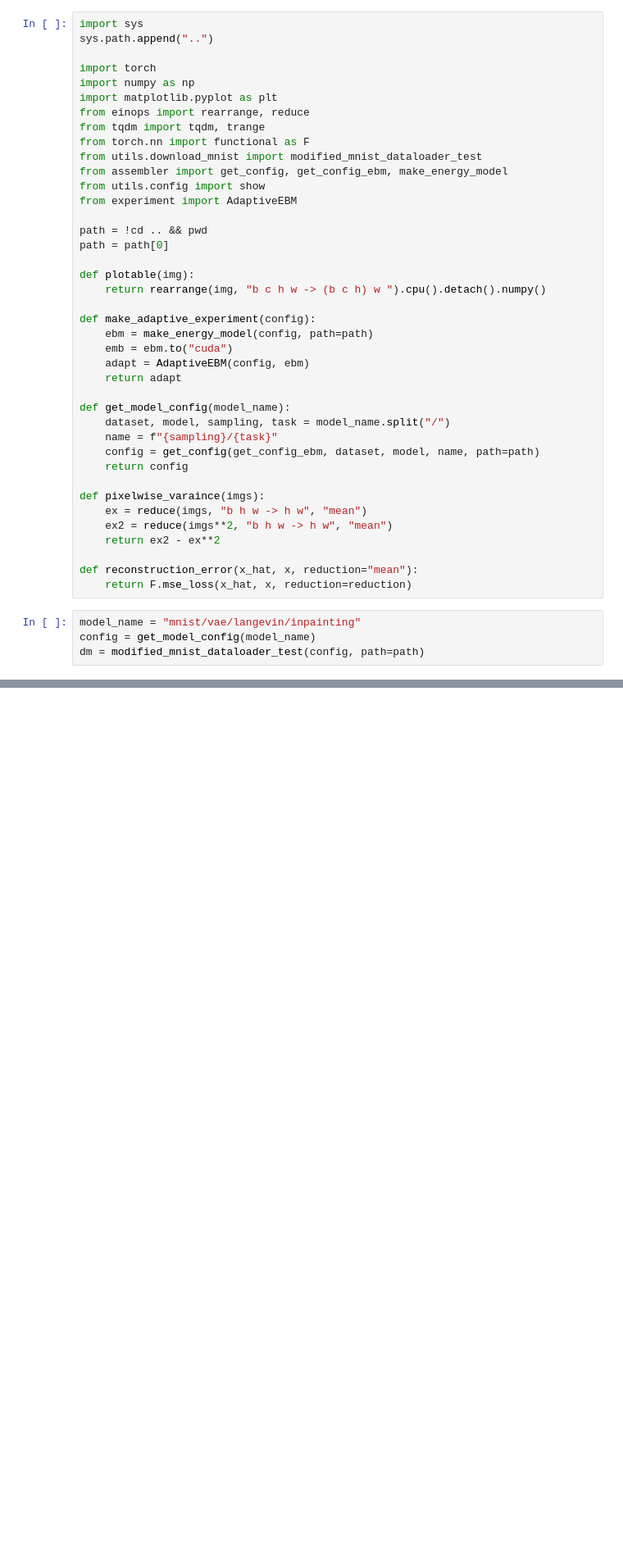
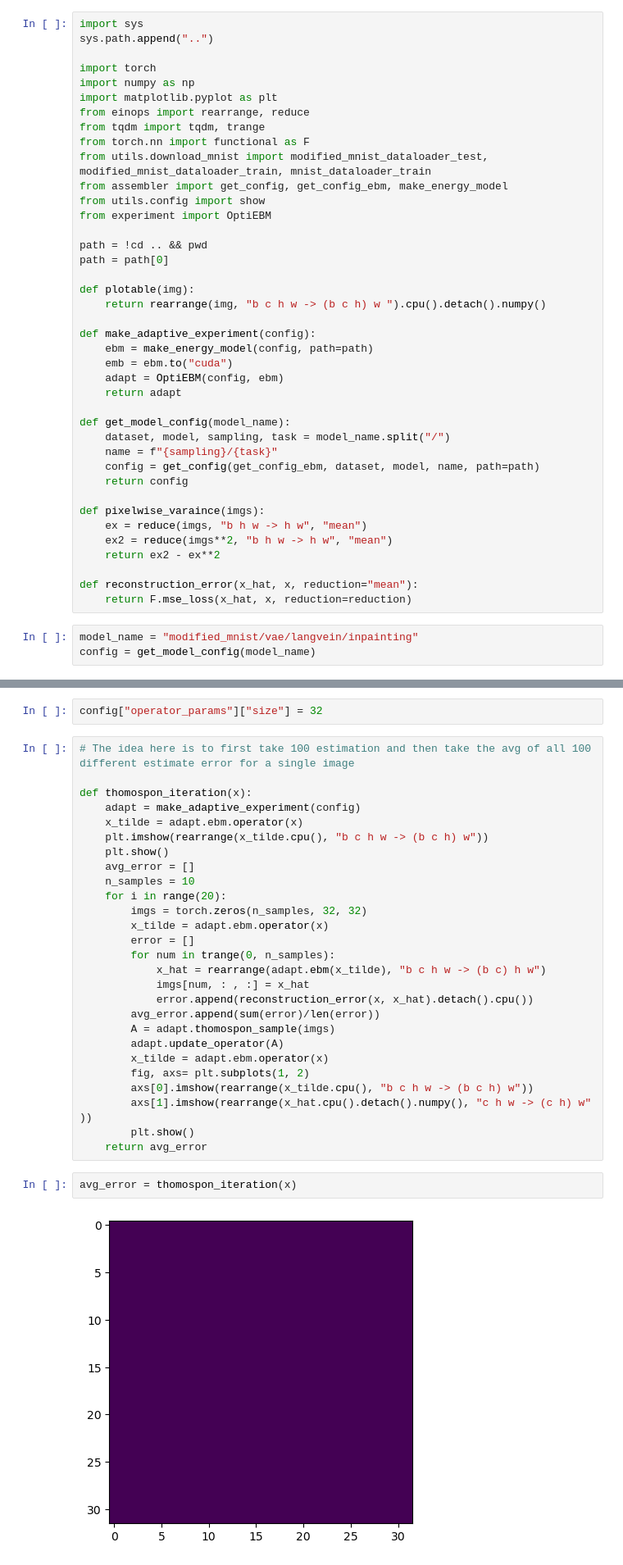
Before and after one commit to Neoanarika/inverse-probelms-urops, a Jupyter notebook: notebooks/optimisation.ipynb, the cells around one changed output, grey strips where cells are left out. Shown at 82% size. Drawn from its saved outputs; the diff is of its cells as text; blank space fills up the shorter version.

```diff
--- a/notebooks/optimisation.ipynb
+++ b/notebooks/optimisation.ipynb
@@ -8,10 +8,10 @@ import matplotlib.pyplot as plt
 from einops import rearrange, reduce
 from tqdm import tqdm, trange
 from torch.nn import functional as F
-from utils.download_mnist import modified_mnist_dataloader_test
+from utils.download_mnist import modified_mnist_dataloader_test, modified_mnist_dataloader_train, mnist_dataloader_train
 from assembler import get_config, get_config_ebm, make_energy_model
 from utils.config import show
-from experiment import AdaptiveEBM
+from experiment import OptiEBM
 
 path = !cd .. && pwd
 path = path[0]
@@ -22,7 +22,7 @@ def plotable(img):
 def make_adaptive_experiment(config):
     ebm = make_energy_model(config, path=path)
     emb = ebm.to("cuda")
-    adapt = AdaptiveEBM(config, ebm)
+    adapt = OptiEBM(config, ebm)
     return adapt
 
 def get_model_config(model_name):
@@ -39,9 +39,8 @@ def pixelwise_varaince(imgs):
 def reconstruction_error(x_hat, x, reduction="mean"):
     return F.mse_loss(x_hat, x, reduction=reduction)
 # %%
-model_name = "mnist/vae/langevin/inpainting"
+model_name = "modified_mnist/vae/langvein/inpainting"
 config = get_model_config(model_name)
-dm = modified_mnist_dataloader_test(config, path=path)
 # %%
 config["exp_params"]["batch_size"] = 1
 dm = modified_mnist_dataloader_test(config, path=path)
@@ -53,0 +51,33 @@ plot(x)
+# %%
+config["operator_params"]["size"] = 32
+# %%
+# The idea here is to first take 100 estimation and then take the avg of all 100 different estimate error for a single image
+
+def thomospon_iteration(x):
+    adapt = make_adaptive_experiment(config)
+    x_tilde = adapt.ebm.operator(x)
+    plt.imshow(rearrange(x_tilde.cpu(), "b c h w -> (b c h) w"))
+    plt.show()
+    avg_error = []
+    n_samples = 10
+    for i in range(20):
+        imgs = torch.zeros(n_samples, 32, 32)
+        x_tilde = adapt.ebm.operator(x)
+        error = []
+        for num in trange(0, n_samples):
+            x_hat = rearrange(adapt.ebm(x_tilde), "b c h w -> (b c) h w")
+            imgs[num, : , :] = x_hat
+            error.append(reconstruction_error(x, x_hat).detach().cpu())
+        avg_error.append(sum(error)/len(error))
+        A = adapt.thomospon_sample(imgs)
+        adapt.update_operator(A)
+        x_tilde = adapt.ebm.operator(x)
+        fig, axs= plt.subplots(1, 2)
+        axs[0].imshow(rearrange(x_tilde.cpu(), "b c h w -> (b c h) w"))
+        axs[1].imshow(rearrange(x_hat.cpu().detach().numpy(), "c h w -> (c h) w" ))
+        plt.show()
+    return avg_error
+# %%
+avg_error = thomospon_iteration(x)
+# %% [output]
+[figure, added]
```
Also changed, not shown: parts of 5 cells of this notebook.
